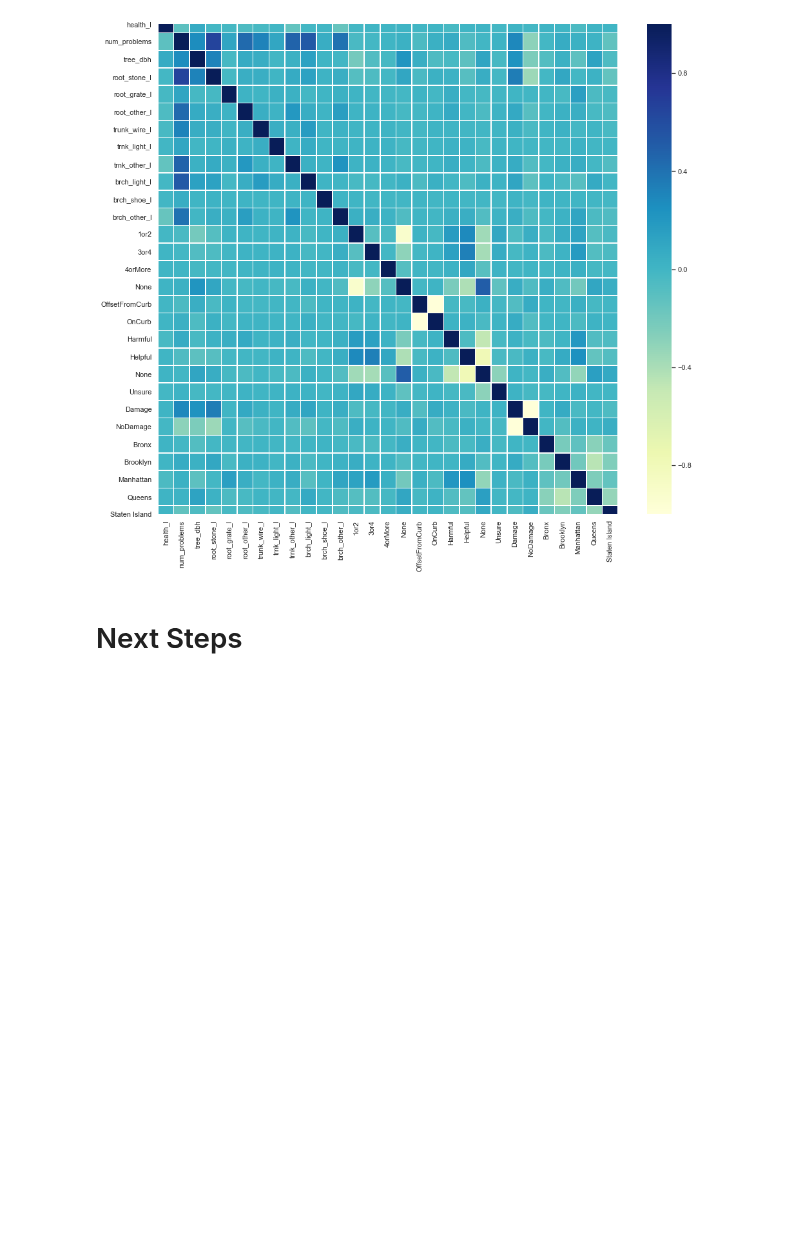
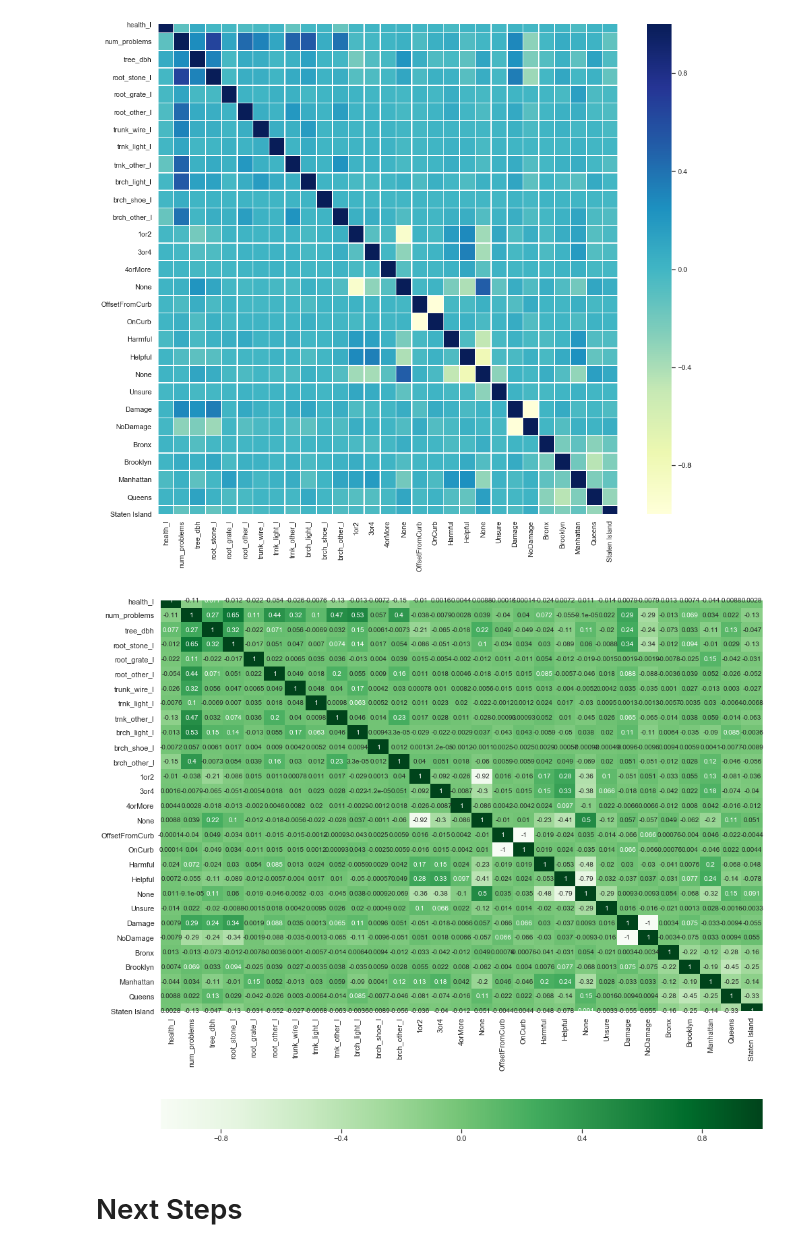
Before and after one commit to annasophiat/tree-health-census, a Jupyter notebook: tree_census_statistical_analysis.ipynb, the cells around one changed output. Cells and saved outputs as stored; diff of their text form; code cells hidden in the pictures; blank space fills up the shorter version.

```diff
--- a/tree_census_statistical_analysis.ipynb
+++ b/tree_census_statistical_analysis.ipynb
@@ -740,3 +761,9 @@ plt.show()
+# %%
+plt.figure(figsize=(16, 16))
+sns.heatmap(tree_corr.corr(), center=0, cmap='Greens', annot=True, cbar_kws={'orientation': 'horizontal'})
+plt.show()
+# %% [output]
+[figure, added]
 # %% [markdown]
 # Next Steps
 # %%
```
Also changed, not shown: parts of 9 cells of this notebook, 1 other file.
